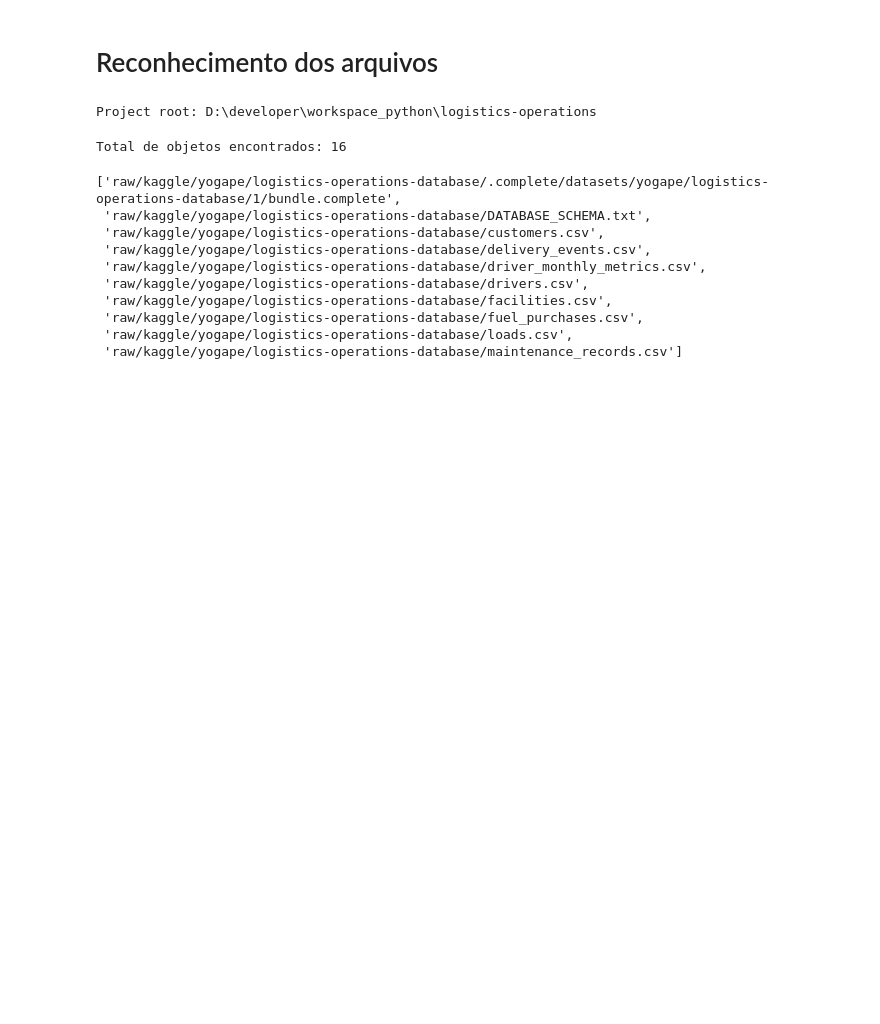
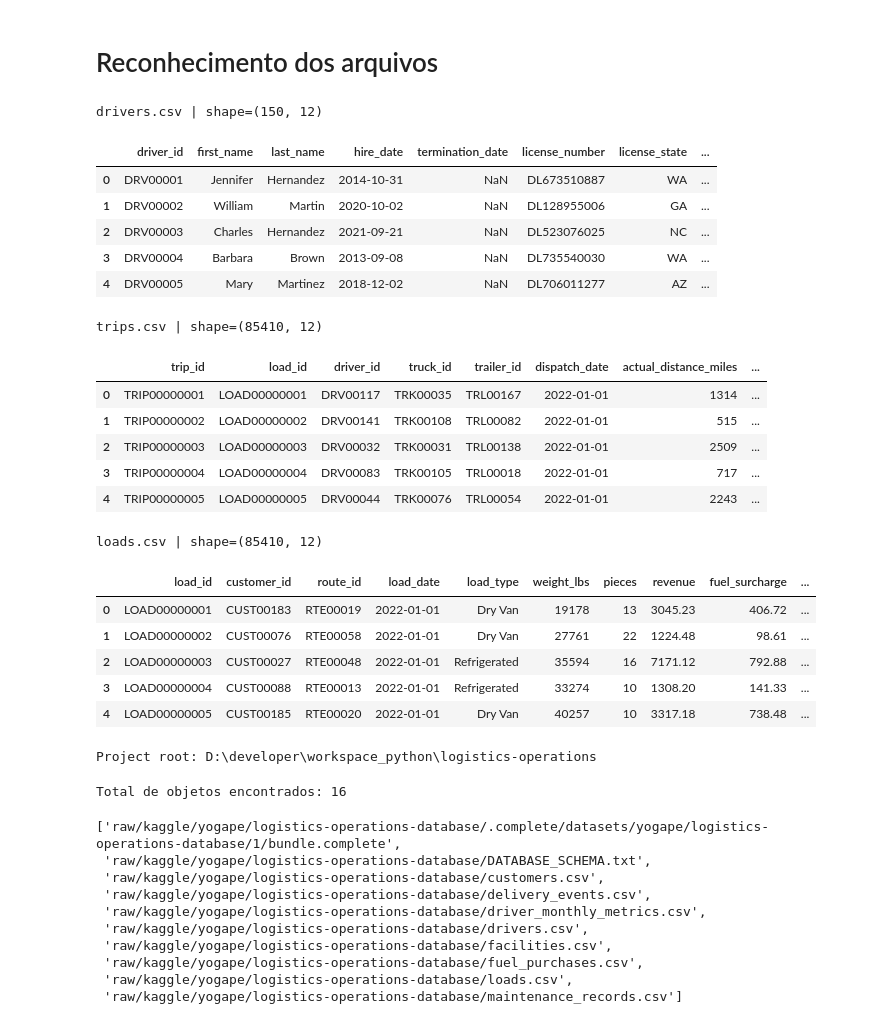
Before and after one commit to moisesmember/logistics-operations, a Jupyter notebook: notebooks/eda/explorer_ files.ipynb, the cells around one changed output. Drawn from its saved outputs; the diff is of its cells as text; code cells hidden in the pictures; blank space fills up the shorter version.

Commit message:
feat(notebooks): adiciona helper para sessões e exploração de CSVs

```diff
--- a/notebooks/eda/explorer_ files.ipynb
+++ b/notebooks/eda/explorer_ files.ipynb
@@ -1,5 +1,42 @@
 # %% [markdown]
 # Reconhecimento dos arquivos
+# %%
+from logistics_ops.notebooks import build_notebook_session
+
+nb = build_notebook_session()
+
+dataset_objects = nb.list_dataset_objects()
+csv_file_names = nb.csv_file_names()
+summary = nb.summarize_csvs()
+summary.head()
+
+dataframes = nb.load_csvs(["drivers.csv", "trips.csv", "loads.csv"])
+
+for file_name, dataframe in dataframes.items():
+    print(f"{file_name} | shape={dataframe.shape}")
+    display(dataframe.head())
+# %% [output]
+drivers.csv | shape=(150, 12)
+|  | driver_id | first_name | last_name | hire_date | termination_date | license_number | license_state | ... |
+| 0 | DRV00001 | Jennifer | Hernandez | 2014-10-31 | NaN | DL673510887 | WA | ... |
+| 1 | DRV00002 | William | Martin | 2020-10-02 | NaN | DL128955006 | GA | ... |
+| 2 | DRV00003 | Charles | Hernandez | 2021-09-21 | NaN | DL523076025 | NC | ... |
+| 3 | DRV00004 | Barbara | Brown | 2013-09-08 | NaN | DL735540030 | WA | ... |
+| 4 | DRV00005 | Mary | Martinez | 2018-12-02 | NaN | DL706011277 | AZ | ... |
+trips.csv | shape=(85410, 12)
+|  | trip_id | load_id | driver_id | truck_id | trailer_id | dispatch_date | actual_distance_miles | ... |
+| 0 | TRIP00000001 | LOAD00000001 | DRV00117 | TRK00035 | TRL00167 | 2022-01-01 | 1314 | ... |
+| 1 | TRIP00000002 | LOAD00000002 | DRV00141 | TRK00108 | TRL00082 | 2022-01-01 | 515 | ... |
+| 2 | TRIP00000003 | LOAD00000003 | DRV00032 | TRK00031 | TRL00138 | 2022-01-01 | 2509 | ... |
+| 3 | TRIP00000004 | LOAD00000004 | DRV00083 | TRK00105 | TRL00018 | 2022-01-01 | 717 | ... |
+| 4 | TRIP00000005 | LOAD00000005 | DRV00044 | TRK00076 | TRL00054 | 2022-01-01 | 2243 | ... |
+loads.csv | shape=(85410, 12)
+|  | load_id | customer_id | route_id | load_date | load_type | weight_lbs | pieces | revenue | fuel_surcharge | ... |
+| 0 | LOAD00000001 | CUST00183 | RTE00019 | 2022-01-01 | Dry Van | 19178 | 13 | 3045.23 | 406.72 | ... |
+| 1 | LOAD00000002 | CUST00076 | RTE00058 | 2022-01-01 | Dry Van | 27761 | 22 | 1224.48 | 98.61 | ... |
+| 2 | LOAD00000003 | CUST00027 | RTE00048 | 2022-01-01 | Refrigerated | 35594 | 16 | 7171.12 | 792.88 | ... |
+| 3 | LOAD00000004 | CUST00088 | RTE00013 | 2022-01-01 | Refrigerated | 33274 | 10 | 1308.20 | 141.33 | ... |
+| 4 | LOAD00000005 | CUST00185 | RTE00020 | 2022-01-01 | Dry Van | 40257 | 10 | 3317.18 | 738.48 | ... |
 # %%
 from pathlib import Path
 import sys
```
Also changed, not shown: parts of 2 cells of this notebook, 3 other files.
